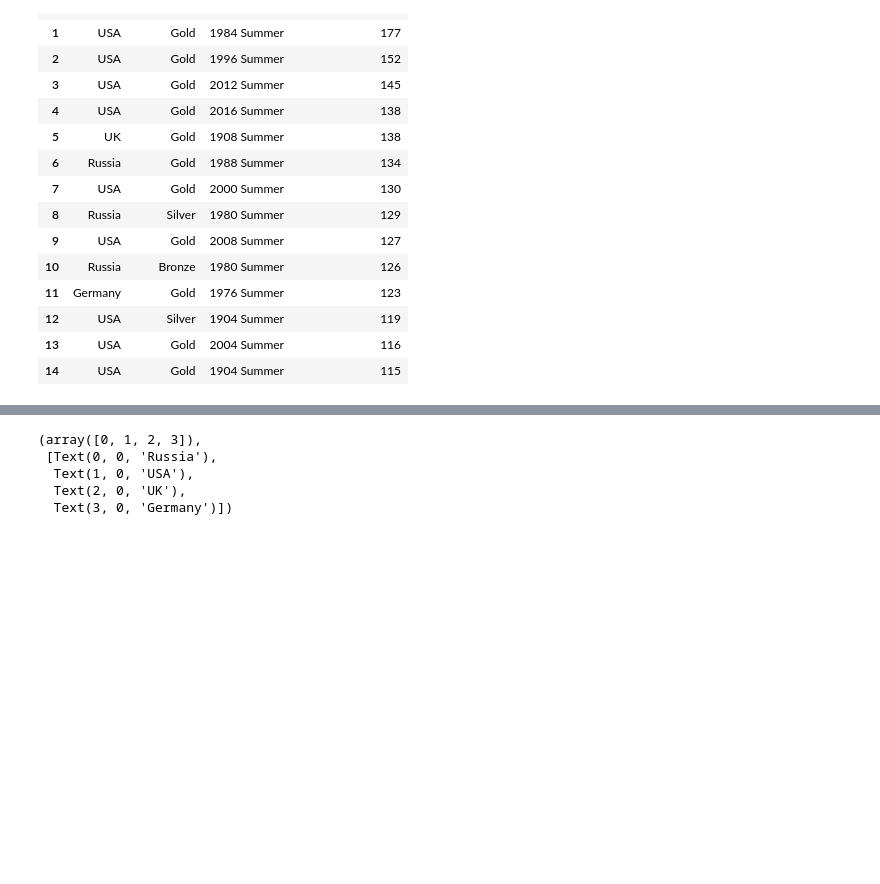
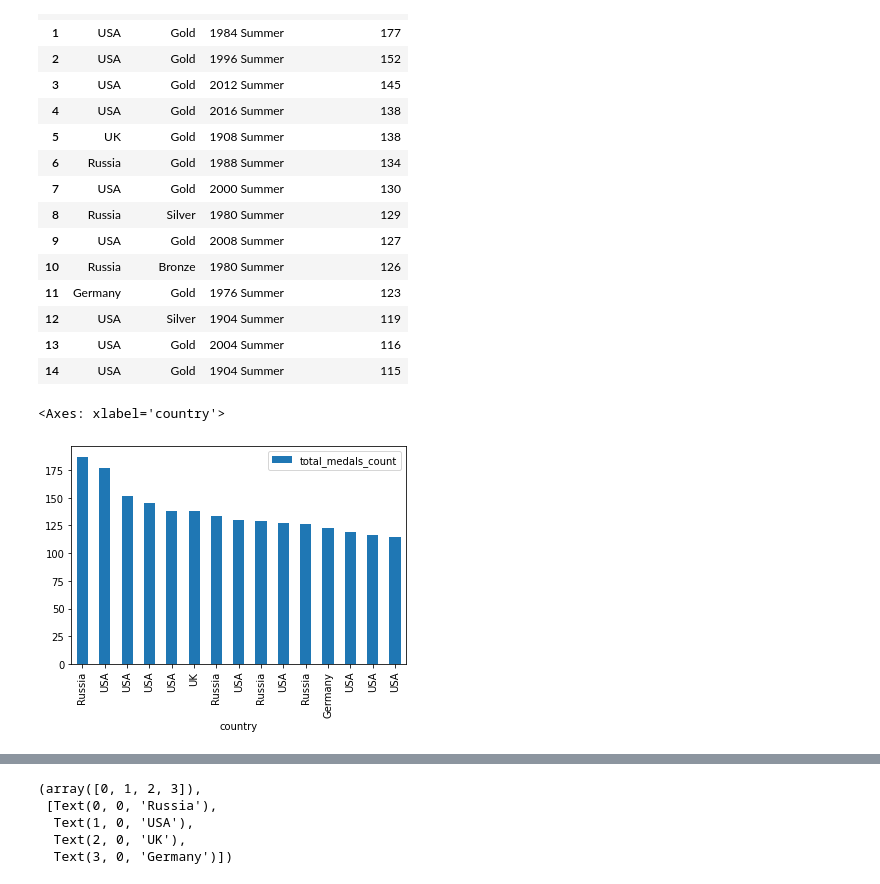
Before and after one commit to kirandhasade/Olympics_Sql_Project, a Jupyter notebook: Olympics.ipynb, the cells around one changed output, grey strips where cells are left out. Saved outputs shown, nothing was run; the diff lists cells and outputs as text; code cells hidden in the pictures; blank space fills up the shorter version.

```diff
--- a/Olympics.ipynb
+++ b/Olympics.ipynb
@@ -869,3 +869,8 @@ olympics_data
 | 12 | USA | Silver | 1904 Summer | 119 |
 | 13 | USA | Gold | 2004 Summer | 116 |
 | 14 | USA | Gold | 1904 Summer | 115 |
+# %%
+olympics_data[['country','total_medals_count','medal_won']].plot.bar(x='country',y='total_medals_count',stacked=True)
+# %% [output]
+<Axes: xlabel='country'>
+[figure, added]
```
Also changed, not shown: parts of 6 cells of this notebook.
